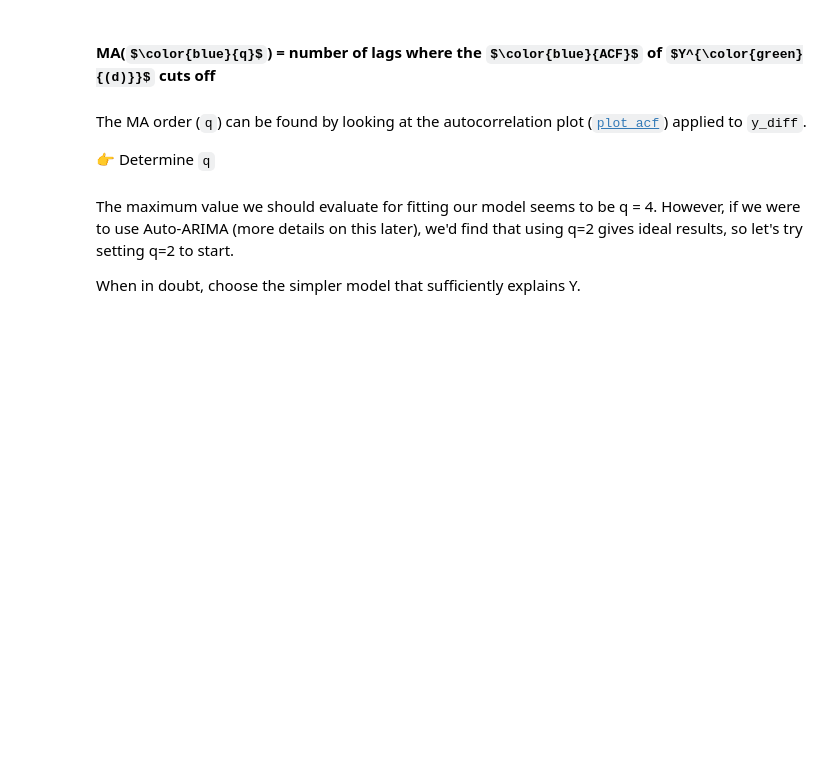
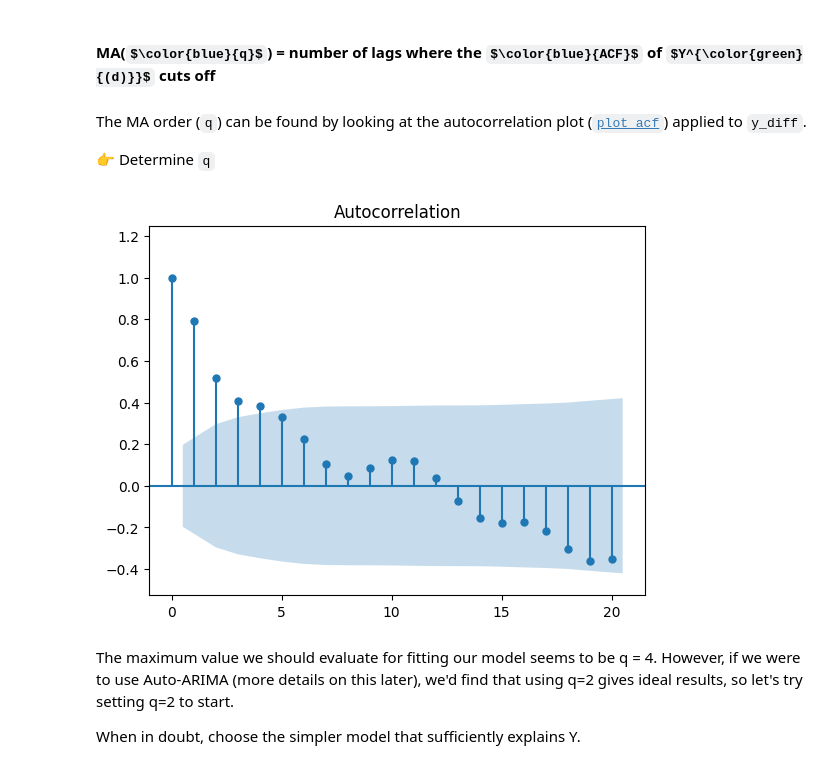
Before and after one commit to itsyeren/arima, a Jupyter notebook: arima.ipynb, the cells around one changed output. Cells and saved outputs as stored; diff of their text form; code cells hidden in the pictures; some formulas as TeX source; blank space fills up the shorter version.

```diff
--- a/arima.ipynb
+++ b/arima.ipynb
@@ -87,3 +123,7 @@ from statsmodels.graphics.tsaplots import plot_acf, plot_pacf
+# %%
+plot_acf(y_diff, auto_ylims=True);
+# %% [output]
+[figure, added]
 # %% [markdown]
 The maximum value we should evaluate for fitting our model seems to be q = 4. However, if we were to use Auto-ARIMA (more details on this later), we'd find that using q=2 gives ideal results, so let's try setting q=2 to start.
 
```
Also changed, not shown: parts of 38 cells of this notebook.
